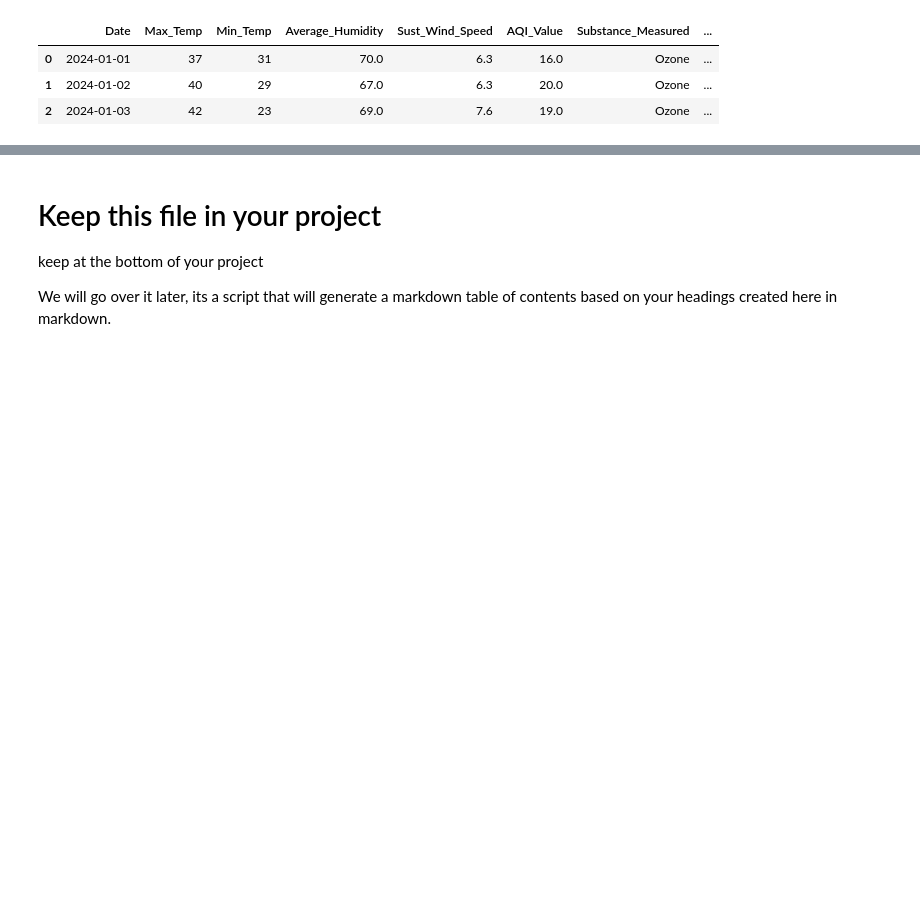
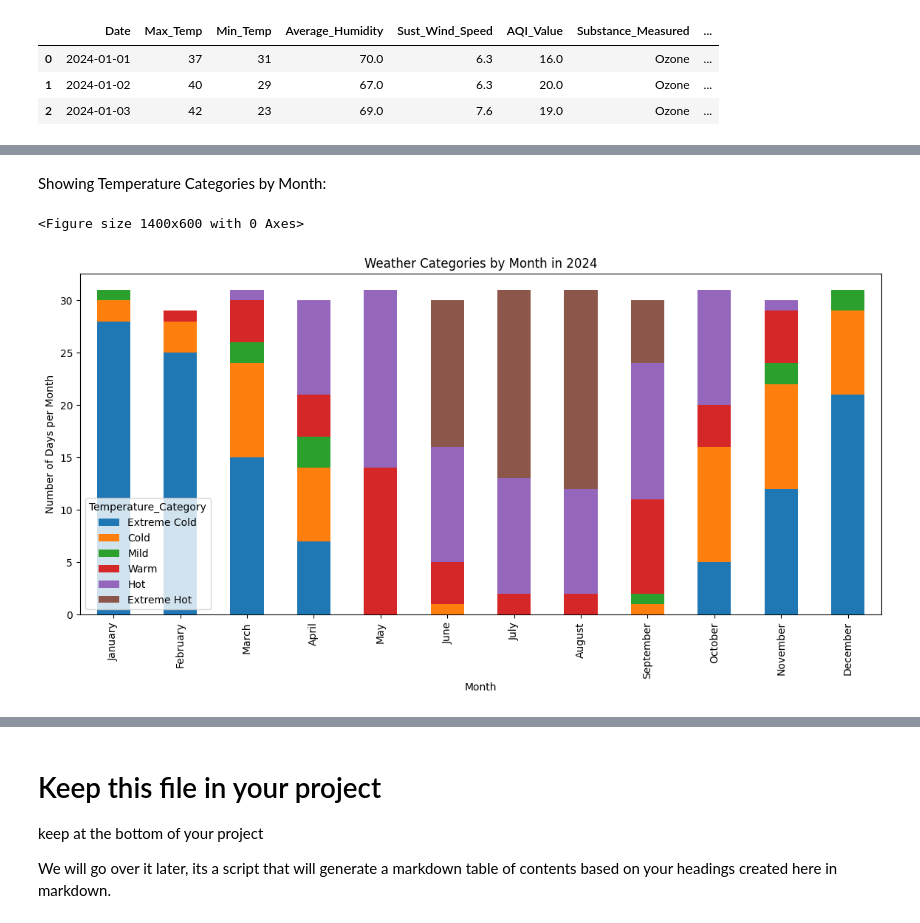
Before and after one commit to Code-You-Contributors/HUD_data_master, a Jupyter notebook: angela/angela.ipynb, the cells around one changed output, grey strips where cells are left out. Cells and saved outputs as stored; diff of their text form; code cells hidden in the pictures; blank space fills up the shorter version.

```diff
--- a/angela/angela.ipynb
+++ b/angela/angela.ipynb
@@ -729,0 +738,17 @@ full_df.describe()
+# %% [markdown]
+Showing Temperature Categories by Month:
+# %%
+temp_cat_by_month = full_df.groupby(["Month", "Temperature_Category"]).size().unstack(fill_value=0)
+
+#custom_colors = ["#111111", x6 colors]
+
+plt.figure(figsize=(14, 6))
+temp_cat_by_month.plot(kind="bar", stacked=True, figsize=(14,6))
+
+plt.xlabel("Month")
+plt.ylabel("Number of Days per Month")
+plt.title("Weather Categories by Month in 2024")
+plt.show()
+# %% [output]
+<Figure size 1400x600 with 0 Axes>
+[figure, added]
```
Also changed, not shown: parts of 15 cells of this notebook, 1 other file.
